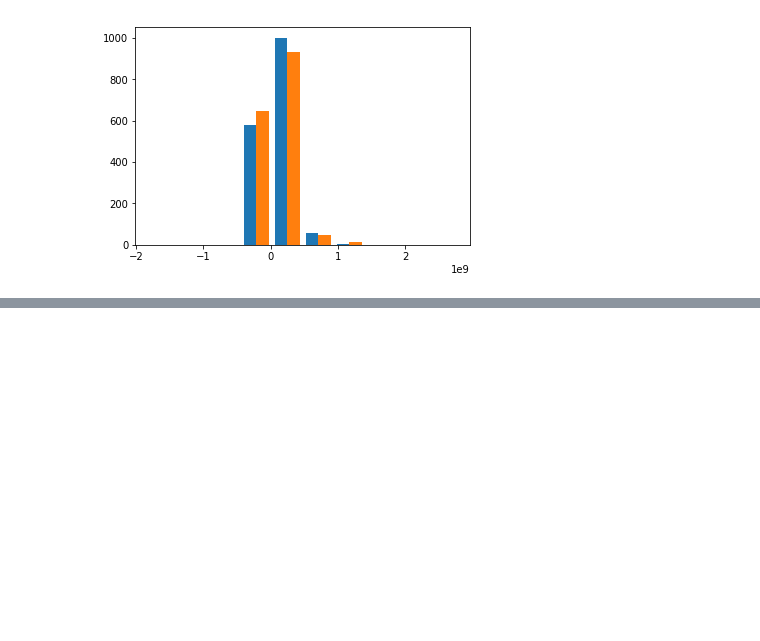
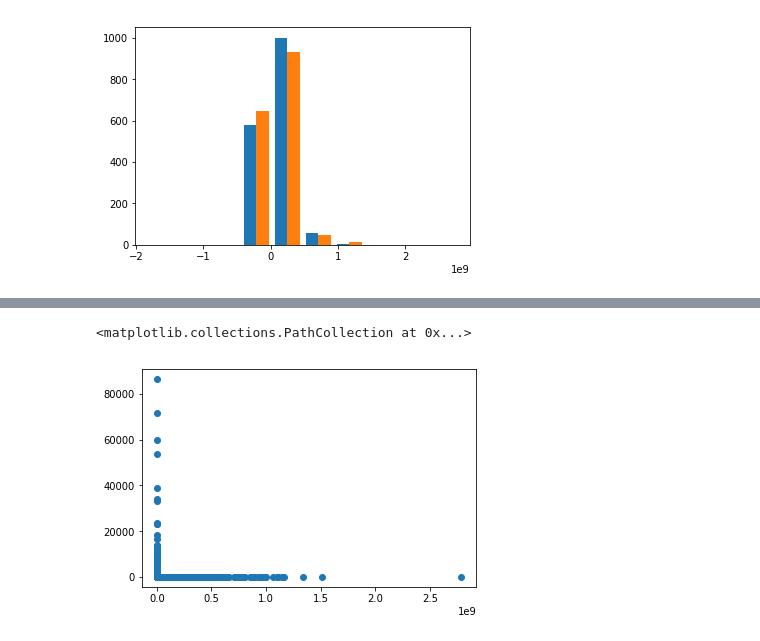
Before and after one commit to FranLMSP/platzi-ml, a Jupyter notebook: 3. Introducing Scikitlearn.ipynb, the cells around one changed output, grey strips where cells are left out. Drawn from its saved outputs; the diff is of its cells as text; code cells hidden in the pictures; blank space fills up the shorter version.

```diff
--- a/3. Introducing Scikitlearn.ipynb
+++ b/3. Introducing Scikitlearn.ipynb
@@ -68,0 +81,6 @@ plt.hist([predicted, Y_test])
+# %%
+ap_residuals = np.abs(residuals) / Y_test
+plt.scatter(Y_test, ap_residuals)
+# %% [output]
+<matplotlib.collections.PathCollection at 0x...>
+[figure, added]
```
Also changed, not shown: parts of 6 cells of this notebook.
